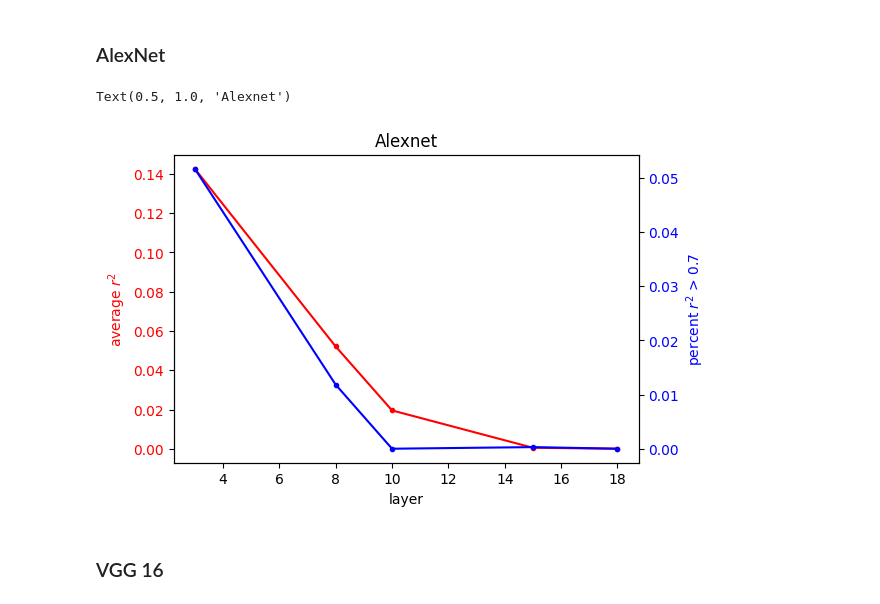
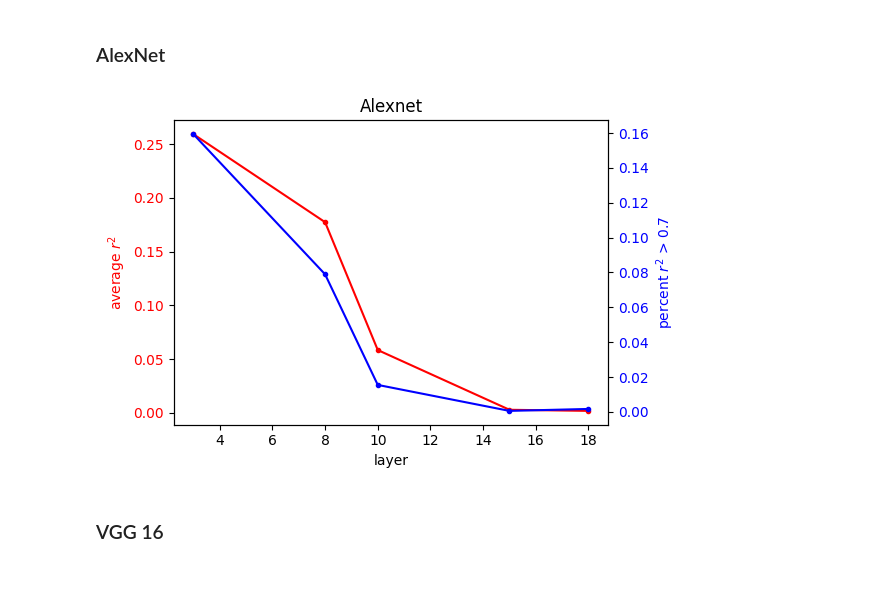
Before and after one commit to L24358/artiphisiology, a Jupyter notebook: main/reports/20230415_summary.ipynb, the cells around one changed output. Drawn from its saved outputs; the diff is of its cells as text; code cells hidden in the pictures; blank space fills up the shorter version.

Commit message:
Fix preprocess 2.

```diff
--- a/main/reports/20230415_summary.ipynb
+++ b/main/reports/20230415_summary.ipynb
@@ -13,6 +13,8 @@
 2. Scale s.t. in interval [0, 1].
 3. Adjust according to light or dark: dark = light*(-1).
 4. Adjust according to scale: out_array = in_array*scale.
+# %%
+preprocess = 2
 # %% [markdown]
 ## Fill-Outline Invariance
 
@@ -19,0 +26,19 @@
+# %%
+def get_r2(datatype, mtype, key, preprocess):
+    metrics = nav.pklload("/src", "results", f"{datatype}_{mtype}", f"key={key}_preproc={preprocess}", "fit_metrics.pkl")
+    metrics_array = np.asarray(list(metrics.values())) # shape = (# responsive units, # metrics)
+    r2_filtered = np.maximum(metrics_array[:,2], 0) # ReLU(r^2)
+    return r2_filtered, list(metrics.keys())
+# %%
+R_fill = nav.npload("/src", "results", f"responses_AN", f"key=8_hollow=0_scale=1_light=1_lw=1_preproc={preprocess}.npy")
+R_holl = nav.npload("/src", "results", f"responses_AN", f"key=8_hollow=1_scale=1_light=1_lw=1_preproc={preprocess}.npy")
+r2, idx = get_r2("filloutline", "AN", 8, preprocess)
+
+s1 = list(r2).index(max(r2))
+s2 = idx[s1]
+plt.scatter(R_fill[s2], R_holl[s2], color="b")
+minn = min([min(R_fill[s2]), min(R_holl[s2])])
+maxx = max([max(R_fill[s2]), max(R_holl[s2])])
+plt.plot([minn, maxx], [minn, maxx], "k--") # plot x=y
+plt.xlabel("Resp. to filled shapes"); plt.ylabel("Resp. to outlines"); plt.title(f"$r^2$: {round(r2[s1],2)}")
+plt.tight_layout(); plt.show()
@@ -26,33 +49,26 @@ import handytools.navigator as nav
-# %%
-def get_r2(datatype, mtype, key, preprocess=2):
-    metrics = nav.pklload("/src", "results", f"filloutline_{mtype}", f"key={key}_preproc={preprocess}", "fit_metrics.pkl")
-    metrics_array = np.asarray(list(metrics.values())) # shape = (# responsive units, # metrics)
-    r2_filtered = np.maximum(metrics_array[:,2], 0) # ReLU(r^2)
-    return r2_filtered
 # %%
 avg_r2, perc_r2 = [], []
 layers = [3,8,10,15,18]
 
 for hk in layers:
-    r2 = get_r2("fillout", "AN", hk)
+    r2 = get_r2("filloutline", "AN", hk, preprocess)[0]
     avg_r2.append(np.mean(r2))
     perc_r2.append(sum(r2 >= 0.7)/len(r2))
 
 fig, ax1 = plt.subplots(figsize=(6,4))
 ax1.plot(layers, avg_r2, "r.", linestyle="-")
 ax1.set_xlabel('layer'); ax1.set_ylabel('average $r^2$', color="r")
 ax1.tick_params(axis='y', labelcolor="r")
 
 ax2 = ax1.twinx()
 ax2.plot(layers, perc_r2, "b.", linestyle="-")
 ax2.set_xlabel('layer'); ax2.set_ylabel('percent $r^2$ > 0.7', color="b")
 ax2.tick_params(axis='y', labelcolor="b")
 
 plt.title("Alexnet")
 plt.tight_layout(); plt.show()
 # %% [output]
-Text(0.5, 1.0, 'Alexnet')
-[figure, old version]
+[figure, new version]
 # %% [markdown]
 ### VGG 16
 # %%
```
Also changed, not shown: parts of 4 cells of this notebook, 52 other files.
